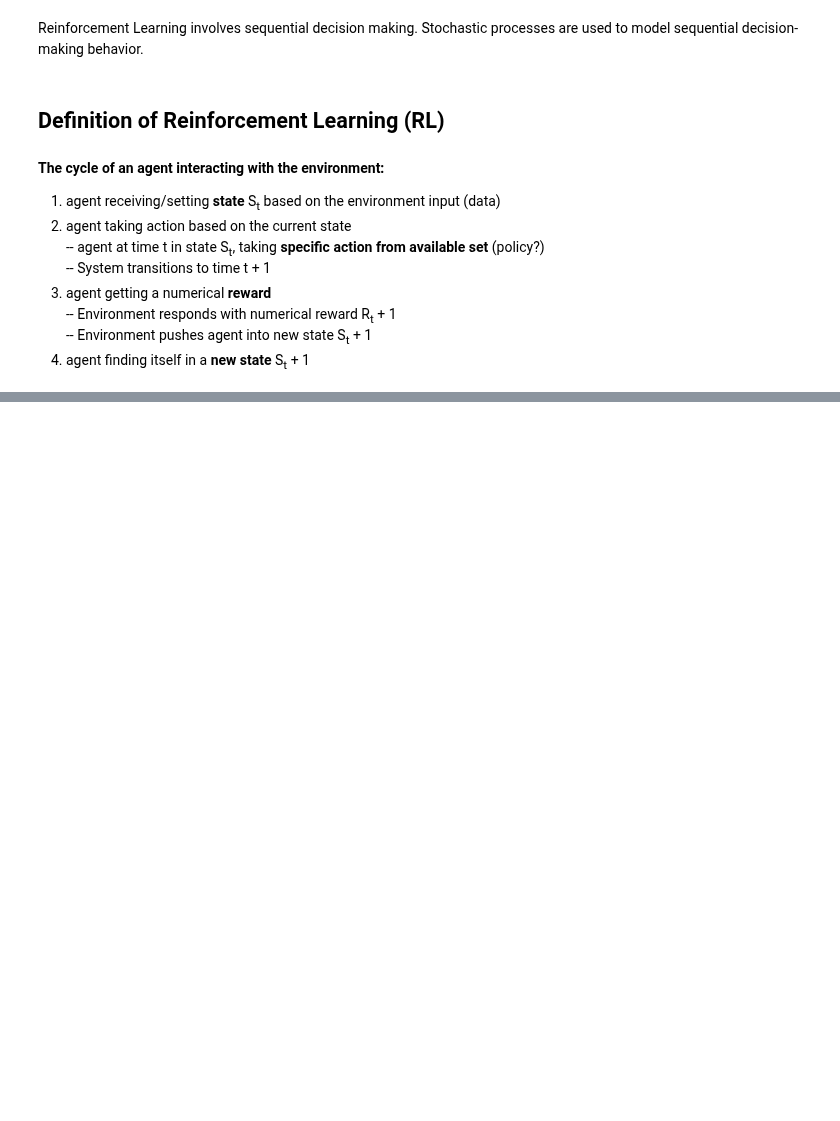
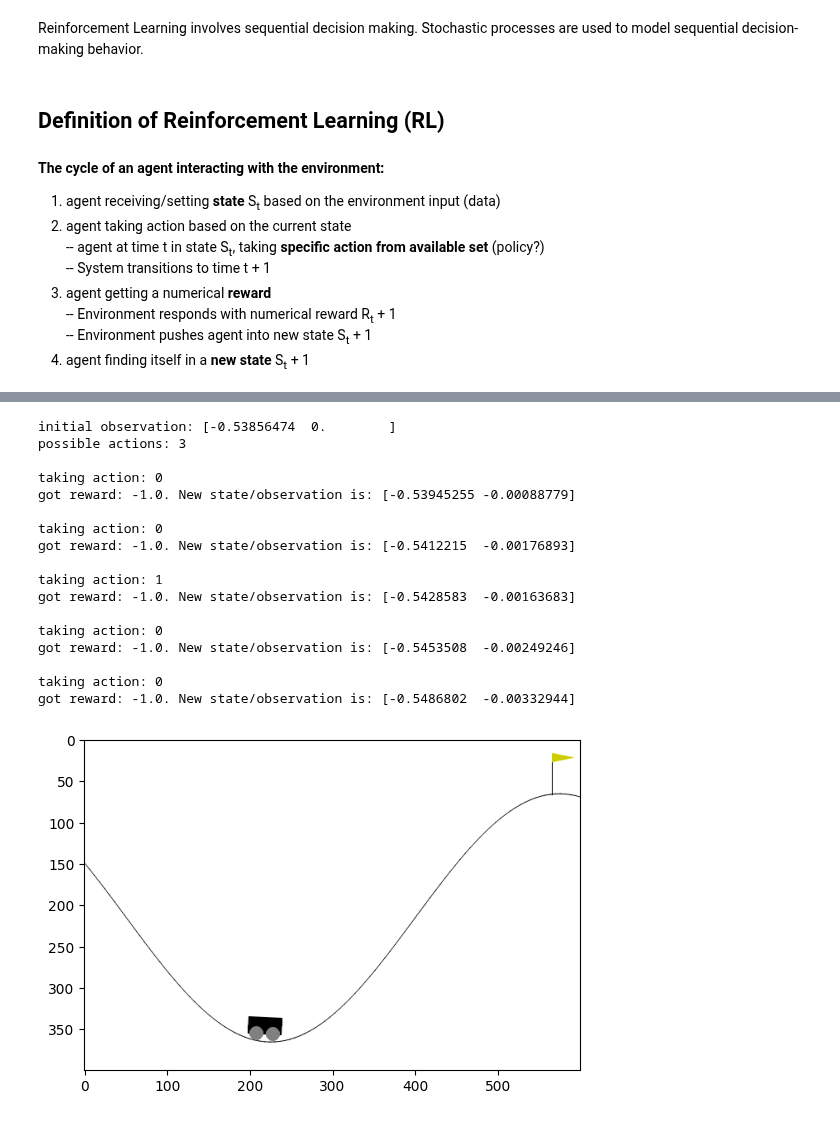
Before and after one commit to mindeleven/Analyzing-financial-data-with-python-and-rust, a Jupyter notebook: reinforcement-learning/reinforcement-learning-py3-12/Notebooks/ch02_Markov_Decision_Processes/01_markov_decision_processes.ipynb, the cells around one changed output, grey strips where cells are left out. Cells and saved outputs as stored; diff of their text form; code cells hidden in the pictures; blank space fills up the shorter version.

Commit message:
Already a new notebook for Markov Decison Processess (in case I make it past the gymnasium's RL environments

```diff
--- a/reinforcement-learning/reinforcement-learning-py3-12/Notebooks/ch02_Markov_Decision_Processes/01_markov_decision_processes.ipynb
+++ b/reinforcement-learning/reinforcement-learning-py3-12/Notebooks/ch02_Markov_Decision_Processes/01_markov_decision_processes.ipynb
@@ -41,0 +71,61 @@ __definition of Reinforcement Learning (RL) ...__
+# %%
+
+env = gym.make('MountainCar-v0', render_mode="rgb_array")
+# reset environment and get initial observation/state
+# Observation/state is a tuple of (position, velocity)
+obs, info = env.reset()
+print("initial observation:", obs)
+
+# possible 3 actions
+# {0: "accelerate to left", "1": "do nothing", "2": "accelerate to right"}
+print("possible actions:", env.action_space.n)
+
+
+# reinforcement learning is all
+# about learning to take good actions
+# from a given state/observation
+# right now taking a random action
+def policy(observation):
+    return env.action_space.sample()
+
+
+# take 5 random actions/steps
+for _ in range(5):
+
+    # to render environment for visual inspection
+    # when you train, you can skip rendering to speed up
+    plt.imshow(env.render())
+
+    # based on current policy, use the current observation
+    # to find the best action to take.
+    action = policy(obs)
+    print("\ntaking action:", action)
+
+    # pass the action to env which will return back
+    # with new state/"observation" and "reward"
+    # there is a "done" flag which is true when game ends
+    # "info" provides some diagnostic information
+    obs, reward, terminated, truncated, info = env.step(action)
+    print("got reward: {0}. New state/observation is: {1}".format(reward, obs))
+
+# close the environment
+env.close()
+# %% [output]
+initial observation: [-0.53856474  0.        ]
+possible actions: 3
+
+taking action: 0
+got reward: -1.0. New state/observation is: [-0.53945255 -0.00088779]
+
+taking action: 0
+got reward: -1.0. New state/observation is: [-0.5412215  -0.00176893]
+
+taking action: 1
+got reward: -1.0. New state/observation is: [-0.5428583  -0.00163683]
+
+taking action: 0
+got reward: -1.0. New state/observation is: [-0.5453508  -0.00249246]
+
+taking action: 0
+got reward: -1.0. New state/observation is: [-0.5486802  -0.00332944]
+[figure, added]
```
Also changed, not shown: parts of 23 cells of this notebook, 1 other file.
